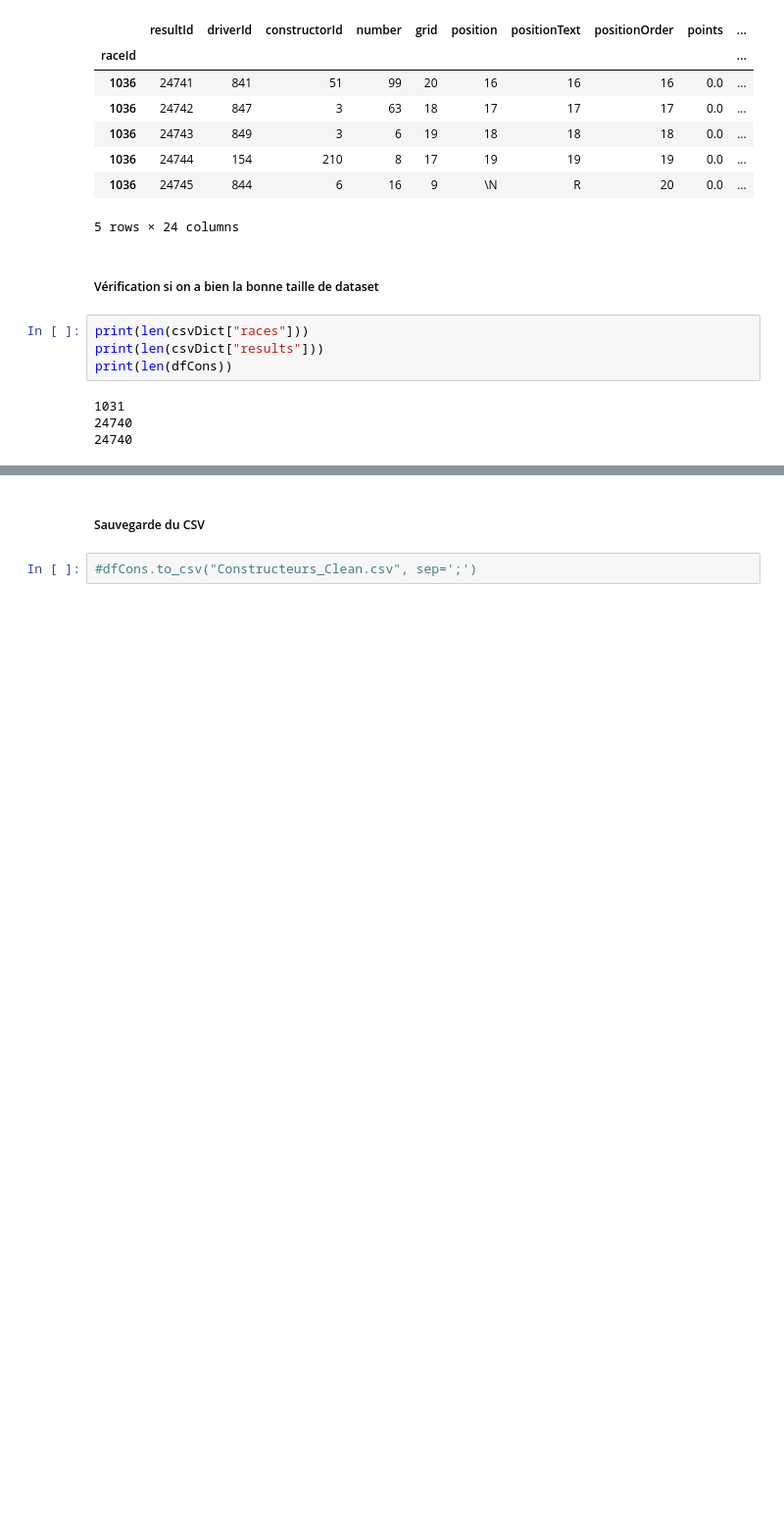
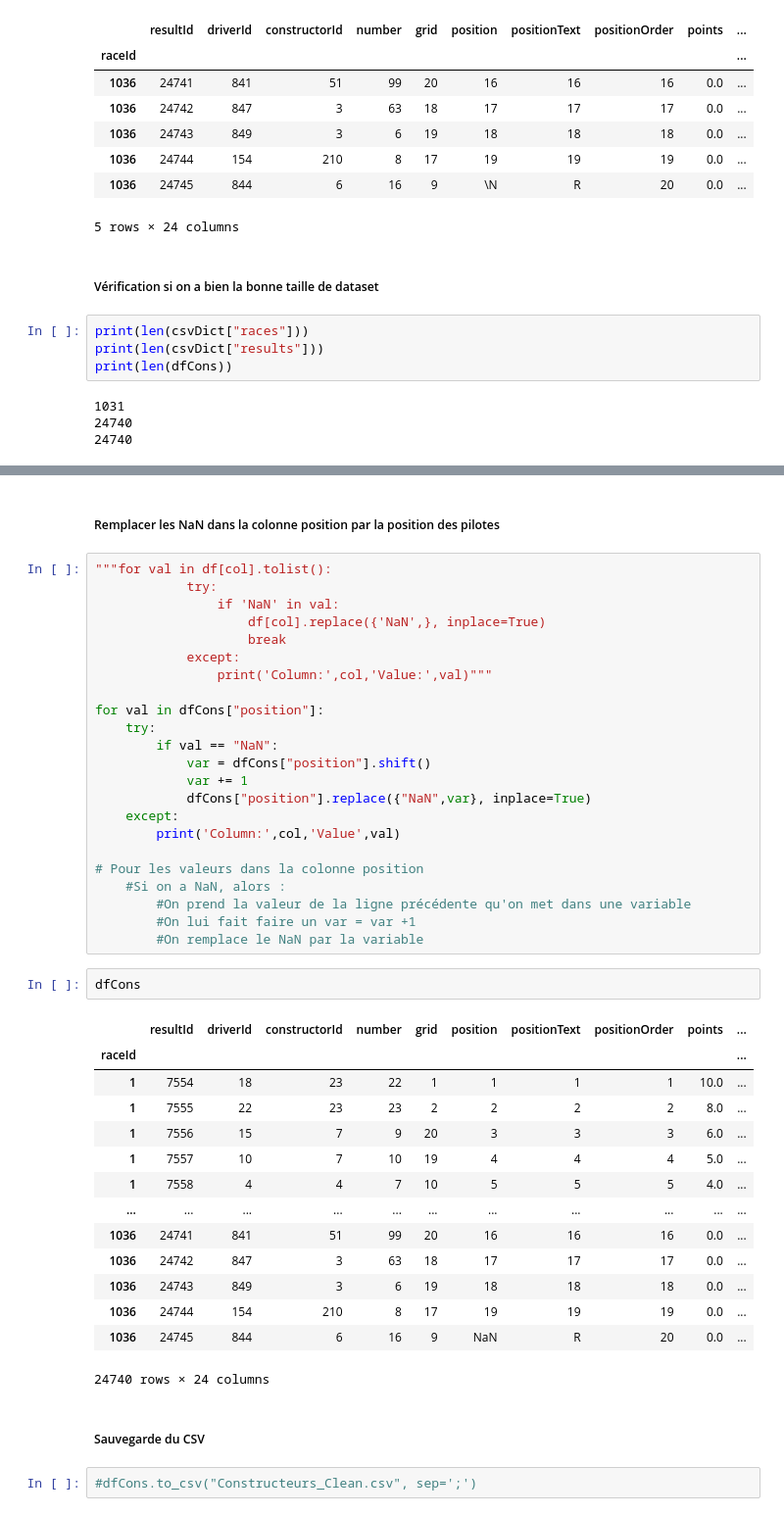
Before and after one commit to maxThoor/Formula-1-Race-Data, a Jupyter notebook: Partie_constructeurs_MT.ipynb, the cells around one changed output, grey strips where cells are left out. Shown: that part at 98% size. Drawn from its saved outputs; the diff is of its cells as text; blank space fills up the shorter version.

```diff
--- a/Partie_constructeurs_MT.ipynb
+++ b/Partie_constructeurs_MT.ipynb
@@ -138,3 +195,45 @@ print(len(dfCons))
+# %% [markdown]
+##### Remplacer les NaN dans la colonne position par la position des pilotes
+# %%
+"""for val in df[col].tolist():
+            try:
+                if 'NaN' in val:
+                    df[col].replace({'NaN',}, inplace=True)
+                    break
+            except:
+                print('Column:',col,'Value:',val)"""
+
+for val in dfCons["position"]:
+    try:
+        if val == "NaN":
+            var = dfCons["position"].shift()
+            var += 1
+            dfCons["position"].replace({"NaN",var}, inplace=True)
+    except:
+        print('Column:',col,'Value',val)
+
+# Pour les valeurs dans la colonne position
+    #Si on a NaN, alors :
+        #On prend la valeur de la ligne précédente qu'on met dans une variable
+        #On lui fait faire un var = var +1
+        #On remplace le NaN par la variable
+# %%
+dfCons
+# %% [output]
+|  | resultId | driverId | constructorId | number | grid | position | positionText | positionOrder | points | ... |
+| raceId |  |  |  |  |  |  |  |  |  | ... |
+| 1 | 7554 | 18 | 23 | 22 | 1 | 1 | 1 | 1 | 10.0 | ... |
+| 1 | 7555 | 22 | 23 | 23 | 2 | 2 | 2 | 2 | 8.0 | ... |
+| 1 | 7556 | 15 | 7 | 9 | 20 | 3 | 3 | 3 | 6.0 | ... |
+| 1 | 7557 | 10 | 7 | 10 | 19 | 4 | 4 | 4 | 5.0 | ... |
+| 1 | 7558 | 4 | 4 | 7 | 10 | 5 | 5 | 5 | 4.0 | ... |
+| ... | ... | ... | ... | ... | ... | ... | ... | ... | ... | ... |
+| 1036 | 24741 | 841 | 51 | 99 | 20 | 16 | 16 | 16 | 0.0 | ... |
+| 1036 | 24742 | 847 | 3 | 63 | 18 | 17 | 17 | 17 | 0.0 | ... |
+| 1036 | 24743 | 849 | 3 | 6 | 19 | 18 | 18 | 18 | 0.0 | ... |
+| 1036 | 24744 | 154 | 210 | 8 | 17 | 19 | 19 | 19 | 0.0 | ... |
+| 1036 | 24745 | 844 | 6 | 16 | 9 | NaN | R | 20 | 0.0 | ... |
+24740 rows × 24 columns
 # %% [markdown]
 ##### Sauvegarde du CSV
 # %%
```
Also changed, not shown: parts of 11 cells of this notebook, 1 other file.
